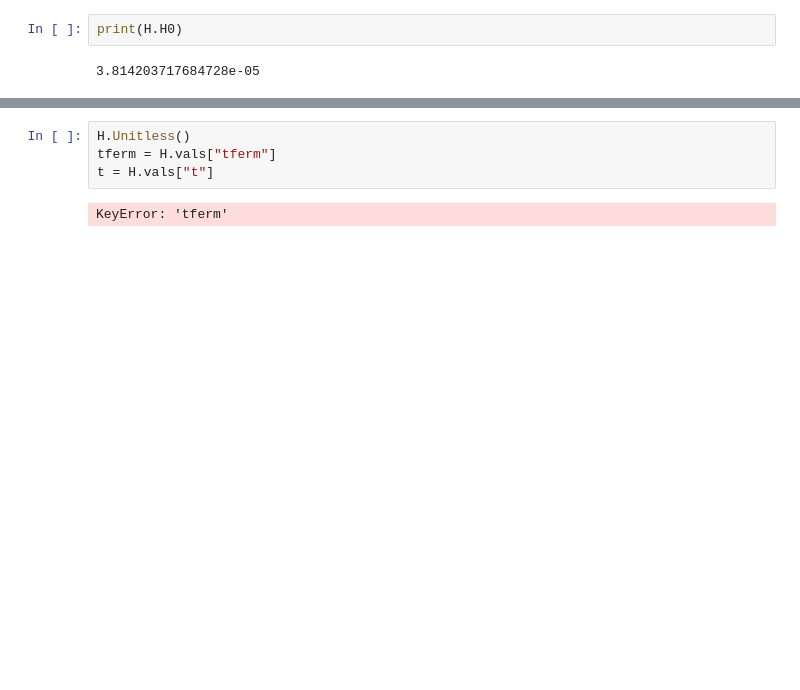
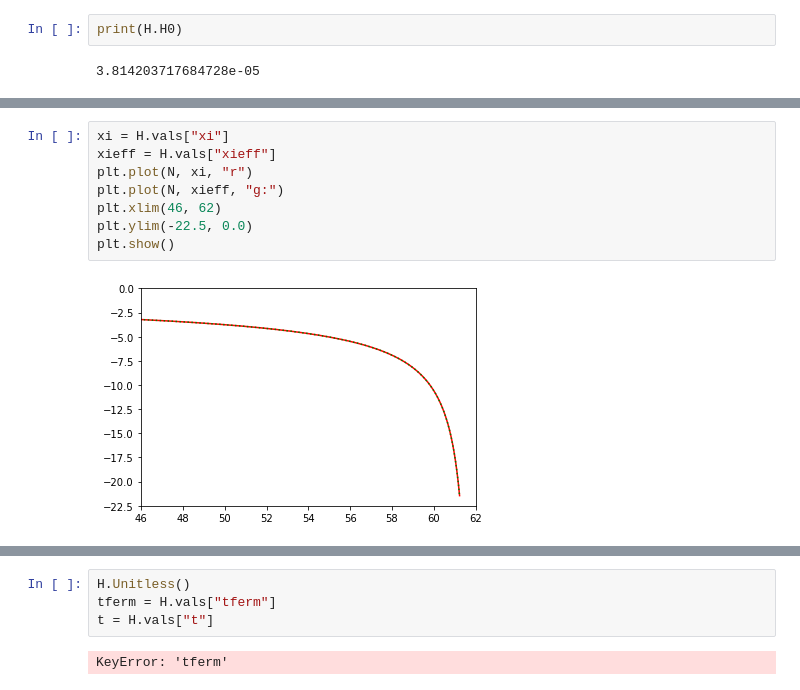
Before and after one commit to richard-von-eckardstein/GEFF, a Jupyter notebook: GEFTestGround.ipynb, the cells around one changed output, grey strips where cells are left out. Cells and saved outputs as stored; diff of their text form; blank space fills up the shorter version.

```diff
--- a/GEFTestGround.ipynb
+++ b/GEFTestGround.ipynb
@@ -33,0 +98,10 @@ sol = H.RunGEF(t1=114.)
+# %%
+xi = H.vals["xi"]
+xieff = H.vals["xieff"]
+plt.plot(N, xi, "r")
+plt.plot(N, xieff, "g:")
+plt.xlim(46, 62)
+plt.ylim(-22.5, 0.0)
+plt.show()
+# %% [output]
+[figure, added]
```
Also changed, not shown: parts of 20 cells of this notebook, 3 other files.
